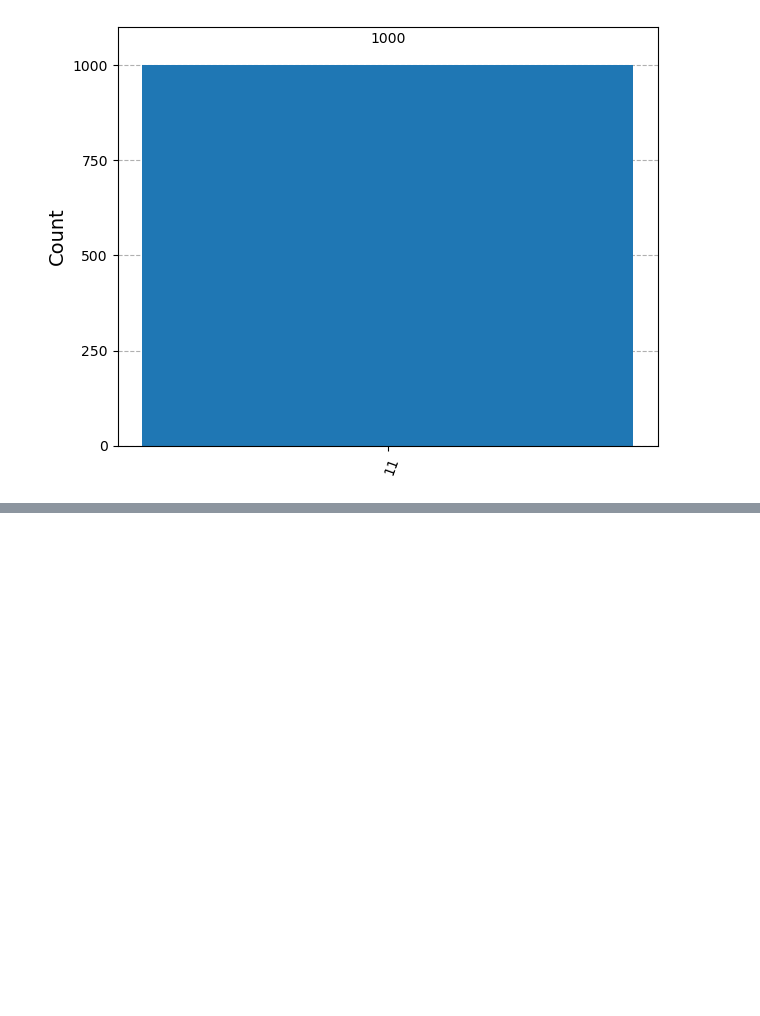
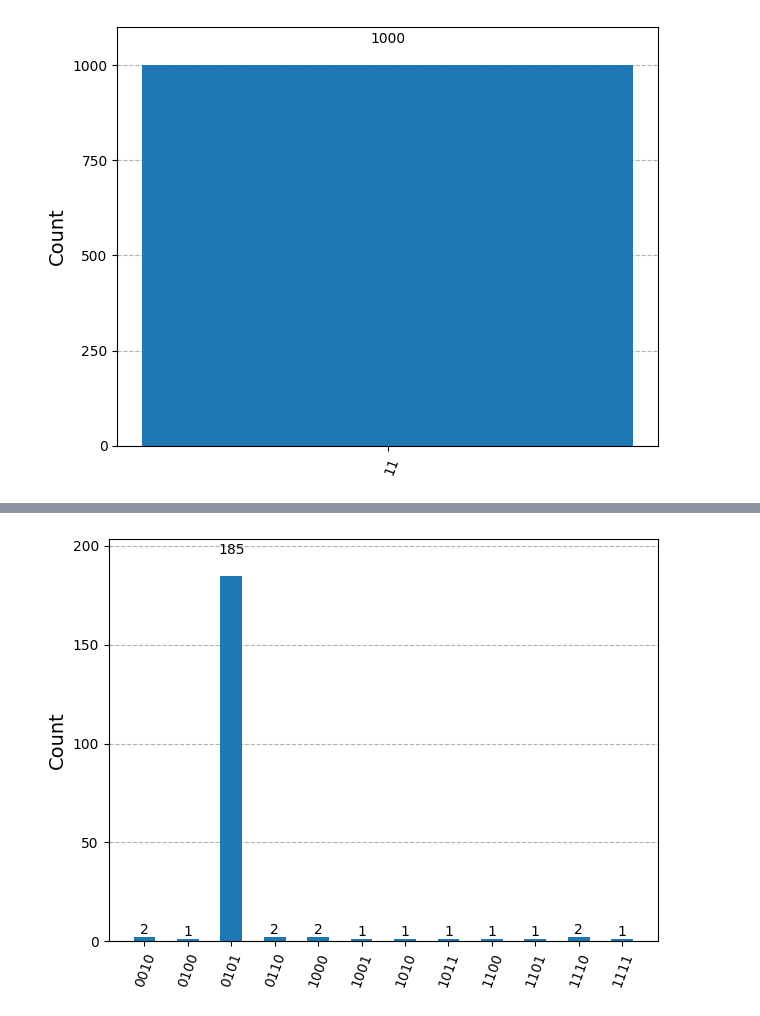
Before and after one commit to mariomeendezz/Grovers-algorithm, a Jupyter notebook: src/grover.ipynb, the cells around one changed output, grey strips where cells are left out. Saved outputs shown, nothing was run; the diff lists cells and outputs as text; code cells hidden in the pictures; blank space fills up the shorter version.

```diff
--- a/src/grover.ipynb
+++ b/src/grover.ipynb
@@ -579,0 +631,8 @@ Now we will use more qbits, n=4. That way there will be $N=2^4=16$ possible stat
+# %%
+simulator = AerSimulator()
+qc_t = transpile(qc, simulator)
+result = simulator.run(qc_t, shots=200).result()
+counts = result.get_counts()
+display(plot_histogram(counts))
+# %% [output]
+[figure, added]
```
Also changed, not shown: parts of 23 cells of this notebook, 2 other files.
